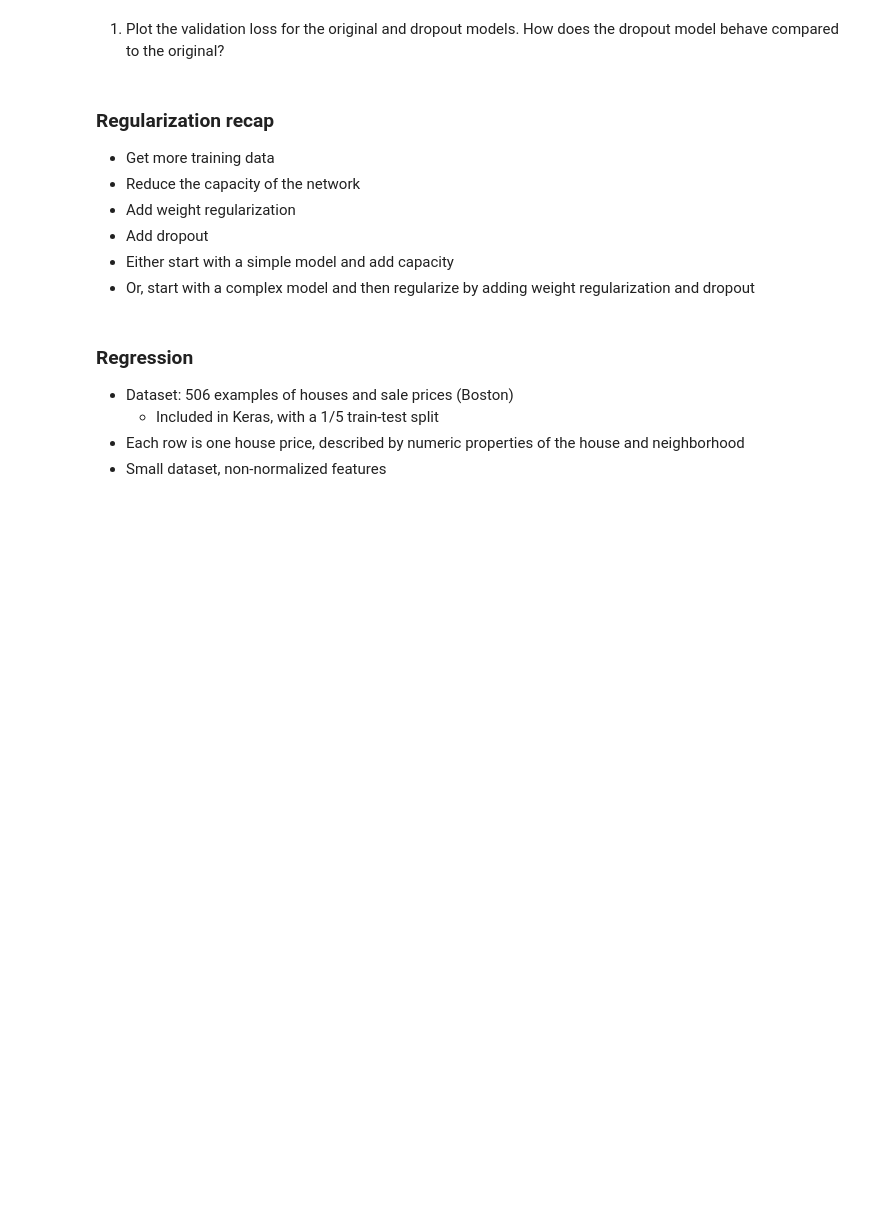
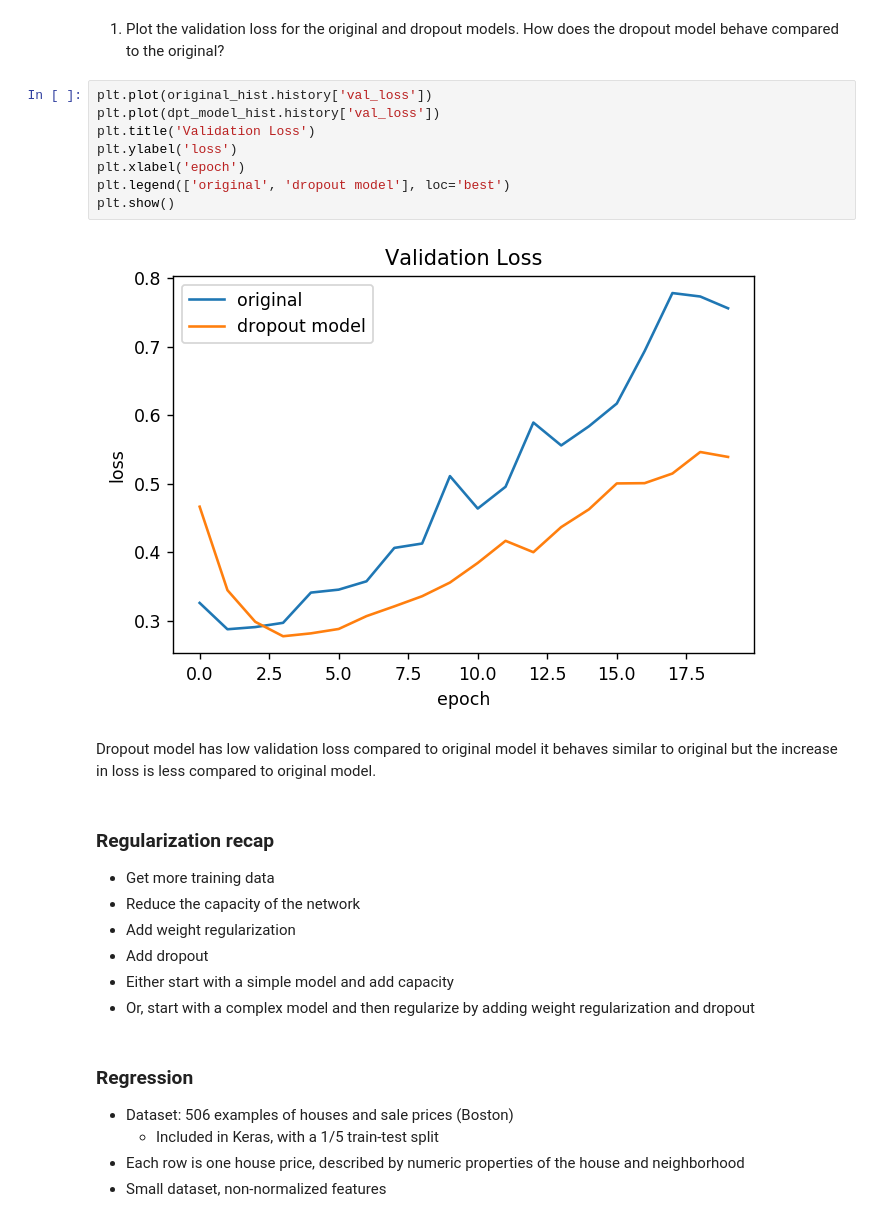
Before and after one commit to ChandraMaddikunta/Week-4-lab, a Jupyter notebook: Week_4_Lab_Neural_Networks_in_Practice.ipynb, the cells around one changed output. Saved outputs shown, nothing was run; the diff lists cells and outputs as text; blank space fills up the shorter version.

```diff
--- a/Week_4_Lab_Neural_Networks_in_Practice.ipynb
+++ b/Week_4_Lab_Neural_Networks_in_Practice.ipynb
@@ -371,5 +584,17 @@ dpt_model_hist = dpt_model.fit(x_train, y_train,
 # %% [markdown]
 1. Plot the validation loss for the original and dropout models. How does the dropout model behave compared to the original?
+# %%
+plt.plot(original_hist.history['val_loss'])
+plt.plot(dpt_model_hist.history['val_loss'])
+plt.title('Validation Loss')
+plt.ylabel('loss')
+plt.xlabel('epoch')
+plt.legend(['original', 'dropout model'], loc='best')
+plt.show()
+# %% [output]
+[figure, added]
+# %% [markdown]
+Dropout model has low validation loss compared to original model it behaves similar to original but the increase in loss is less compared to original model.
 # %% [markdown]
 ### Regularization recap
 * Get more training data
```
Also changed, not shown: parts of 41 cells of this notebook.
